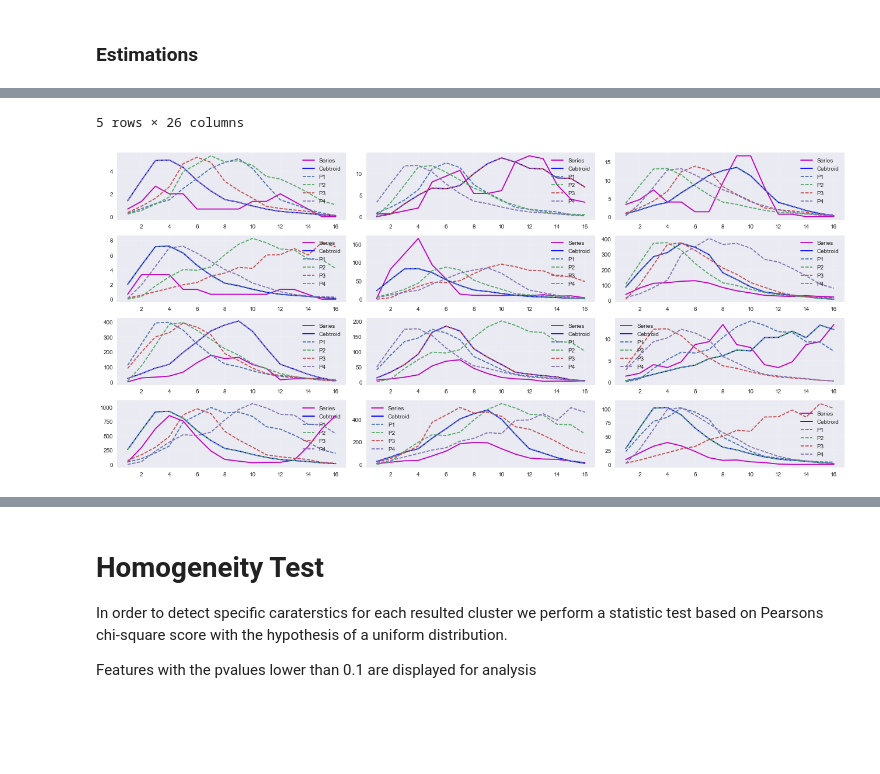
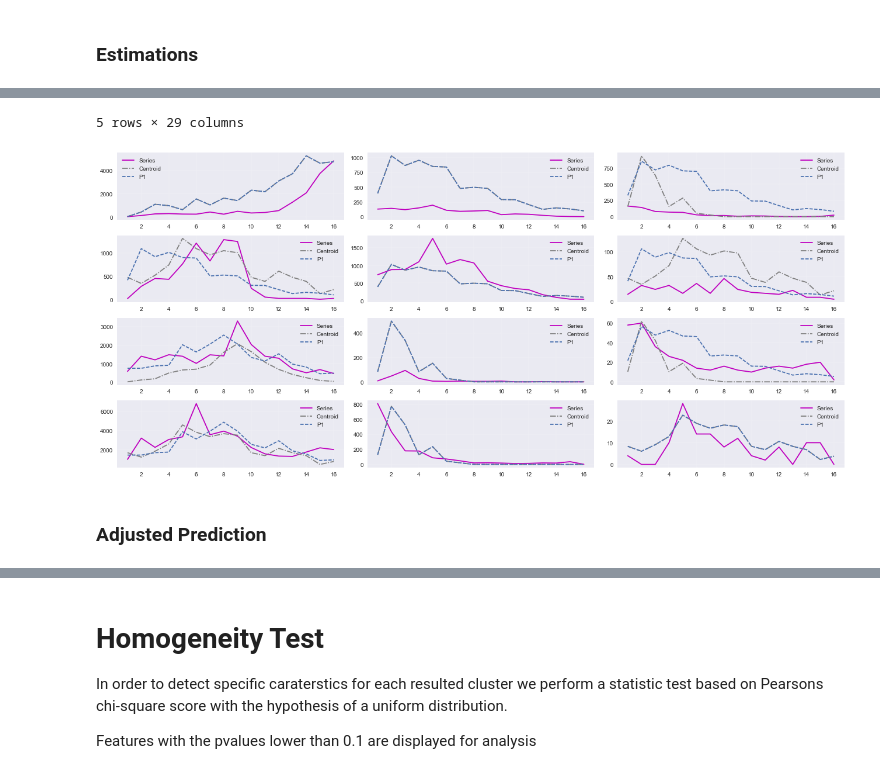
Before and after one commit to imad24/pc_clustering, a Jupyter notebook: notebooks/Cerf7/0.4-imad-cluster-analysis.ipynb, the cells around one changed output, grey strips where cells are left out. Saved outputs shown, nothing was run; the diff lists cells and outputs as text; code cells hidden in the pictures; blank space fills up the shorter version.

```diff
--- a/notebooks/Cerf7/0.4-imad-cluster-analysis.ipynb
+++ b/notebooks/Cerf7/0.4-imad-cluster-analysis.ipynb
@@ -400,6 +411,8 @@ disp = p_series.iloc[:,:-3].loc[results.index[0:12]]
 disp = p_series.iloc[:,:-3]
 
 R2 = []
+RMSE = []
+BEST = []
 for index,values in disp.iterrows():
 
     #Get the curves
@@ -413,7 +426,7 @@ for index,values in disp.iterrows():
     prd_features = features_df.loc[[index]]
     encoded =  prp.encode(prd_features,non_categorical = ["Tprice"])
     prediction = predictor.predict(encoded)
-    pstd = prediction[:,1]
+    pstd = prediction
 
     #actual series
     series = values[offset:]
@@ -432,15 +445,27 @@ for index,values in disp.iterrows():
     p4 *= pstd
     c_series *= pstd
 
+    rmse1 = math.sqrt(MSE(p1,series)/n)
+    rmse2 = math.sqrt(MSE(p2,series)/n)
+    rmse3 = math.sqrt(MSE(p3,series)/n)
+    rmse4 = math.sqrt(MSE(p4,series)/n)
+
     r2_1 = r2_score(p1,series,multioutput="uniform_average")
     r2_2 = r2_score(p2,series,multioutput="uniform_average")
     r2_3 = r2_score(p3,series,multioutput="uniform_average")
     r2_4 = r2_score(p4,series,multioutput="uniform_average")
 
-    R2.append(max(r2_1,r2_2,r2_3,r2_4))
+    r2 = [r2_1,r2_2,r2_3,r2_4]
+    rmse = [rmse1,rmse2,rmse3,rmse4]
+    best = np.argmin(rmse)
+
+    BEST.append(best)
+    R2.append(r2[best])
+    RMSE.append(rmse[best])
 
 disp["R2"] = R2
-
+disp["RMSE"] = RMSE
+disp["Best"] = BEST
 display(disp[disp.R2>0.2].R2.describe())
 disp[disp.R2>0.2].R2.plot(kind="box")
 plt.show()
@@ -460,8 +485,10 @@ Name: R2, dtype: float64
 # %%
-display_result = disp[disp.R2>0].nlargest(disp.shape[0],"R2").iloc[-12:,:-1]
+display_result = disp[disp.R2>0].nlargest(disp.shape[0],"R2").iloc[-12:,:-3]
 
-display(display_result.head())
+display(disp.loc[display_result.index].head())
 plt.figure(figsize=(18,8))
+
+
 i=1;
 for index,values in display_result.iterrows():
 
@@ -476,7 +503,7 @@ for index,values in display_result.iterrows():
     prd_features = features_df.loc[[index]]
     encoded =  prp.encode(prd_features,non_categorical = ["Tprice"])
     prediction = predictor.predict(encoded)
-    pstd = prediction[:,1]
+    pstd = prediction
 
     #actual series
     series = values[offset:]
@@ -497,11 +524,18 @@ for index,values in display_result.iterrows():
 
     plt.subplot(4,3,i)
     plt.plot(series,label="Series",c='m')
-    plt.plot(c_series,label="Cebtroid",c='b')
+    plt.plot(c_series,label="Centroid",c='grey',ls='-.')
+
+    best = disp.loc[index].Best
+    p_array = pd.DataFrame([p1,p2,p3,p4],columns = series_df.columns)
+
     plt.plot(p1,label="P1",ls='--')
-    plt.plot(p2,label="P2",ls='--')
-    plt.plot(p3,label="P3",ls='--')
-    plt.plot(p4,label="P4",ls='--')
+#     plt.plot(p2,label="P2",ls='--')
+#     plt.plot(p3,label="P3",ls='--')
+#     plt.plot(p4,label="P4",ls='--')
+
+
+
     plt.legend(loc=0)
     i+=1
 
@@ -518,2 +552,4 @@ plt.show()
-5 rows × 26 columns
+5 rows × 29 columns
-[figure, old version]
+[figure, new version]
+# %% [markdown]
+### Adjusted Prediction
```
Also changed, not shown: parts of 19 cells of this notebook, 21 other files.
